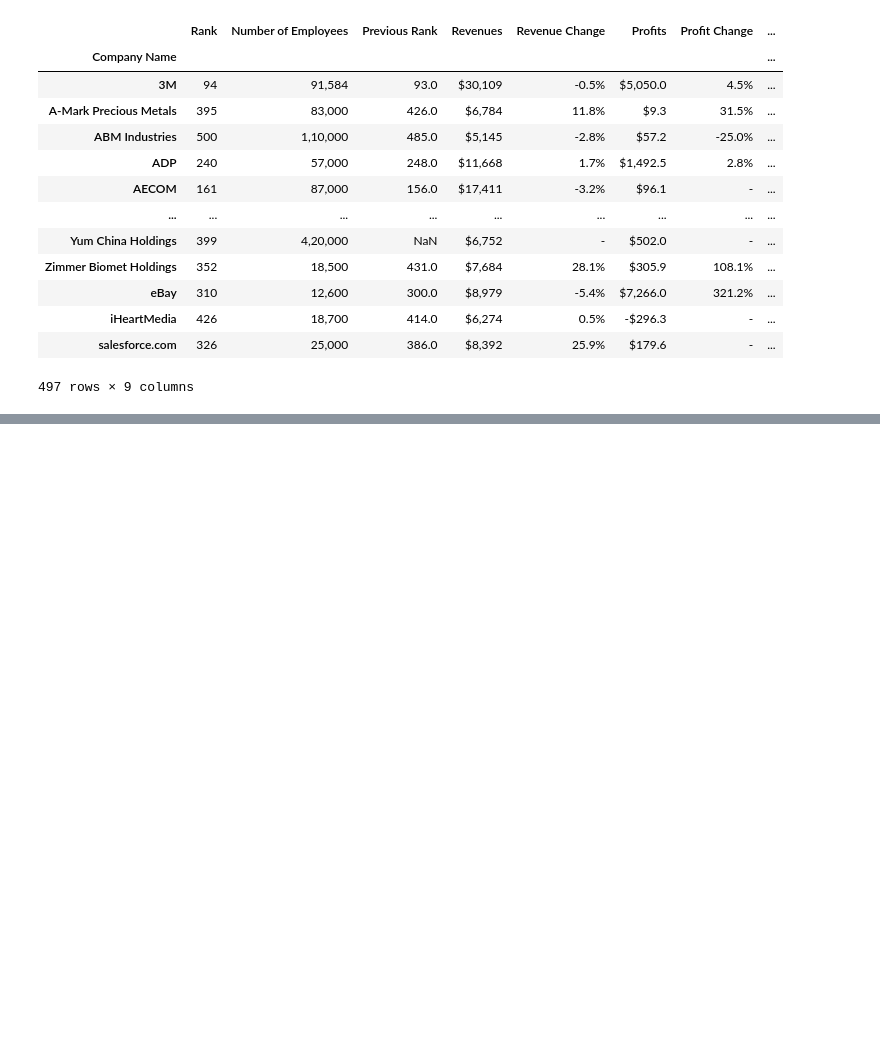
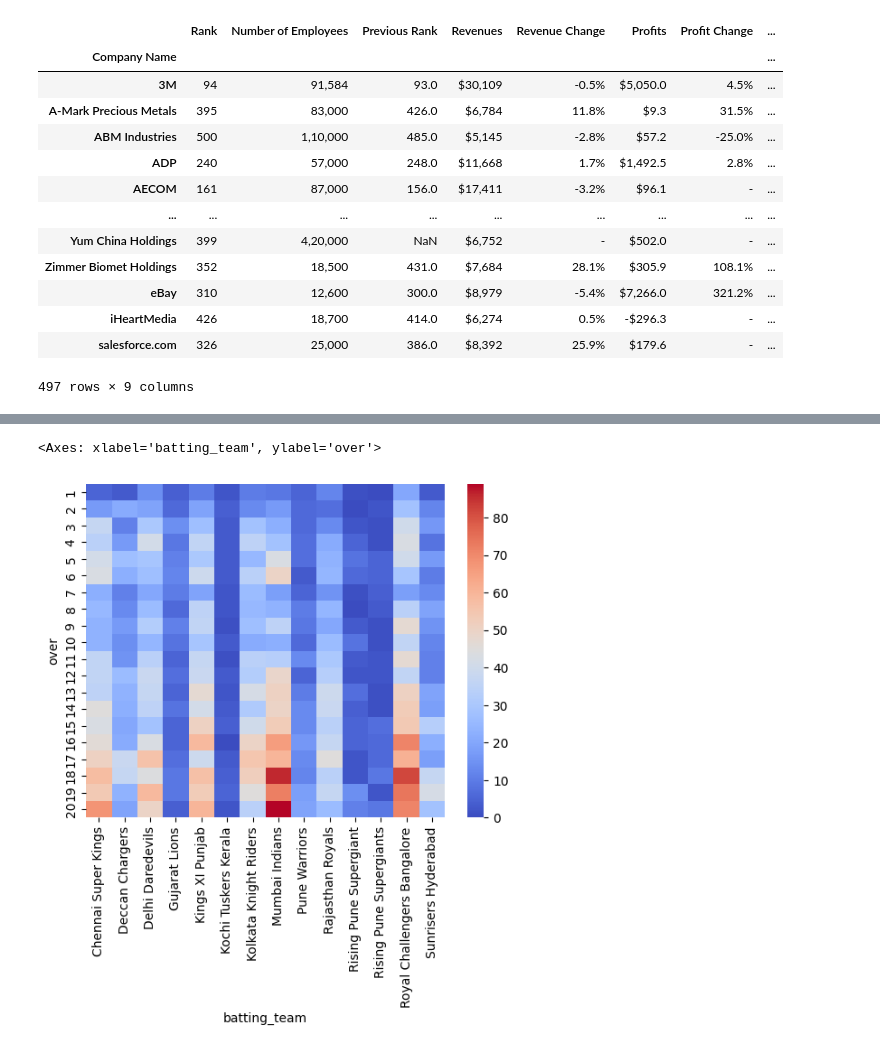
Before and after one commit to Souvik00/Pyhton-panda, a Jupyter notebook: panda.ipynb, the cells around one changed output, grey strips where cells are left out. Saved outputs shown, nothing was run; the diff lists cells and outputs as text; code cells hidden in the pictures; blank space fills up the shorter version.

```diff
--- a/panda.ipynb
+++ b/panda.ipynb
@@ -282,0 +325,3 @@ company_name.first()
+# %%
+delivarables=pd.read_csv('deliveries.csv')
+delivarables.head()
@@ -282,0 +412,15 @@ company_name.first()
+# %%
+#Overwise runs scored by each team
+six=delivarables[delivarables['batsman_runs']==6]
+ht=six.pivot_table(index=['over'],columns=['batting_team'],values='batsman_runs',aggfunc='count',fill_value=0)
+# %%
+
+
+
+
+import seaborn as sns
+from PIL import Image
+sns.heatmap(ht, cmap='coolwarm')
+# %% [output]
+<Axes: xlabel='batting_team', ylabel='over'>
+[figure, added]
```
Also changed, not shown: parts of 21 cells of this notebook, 2 other files.
